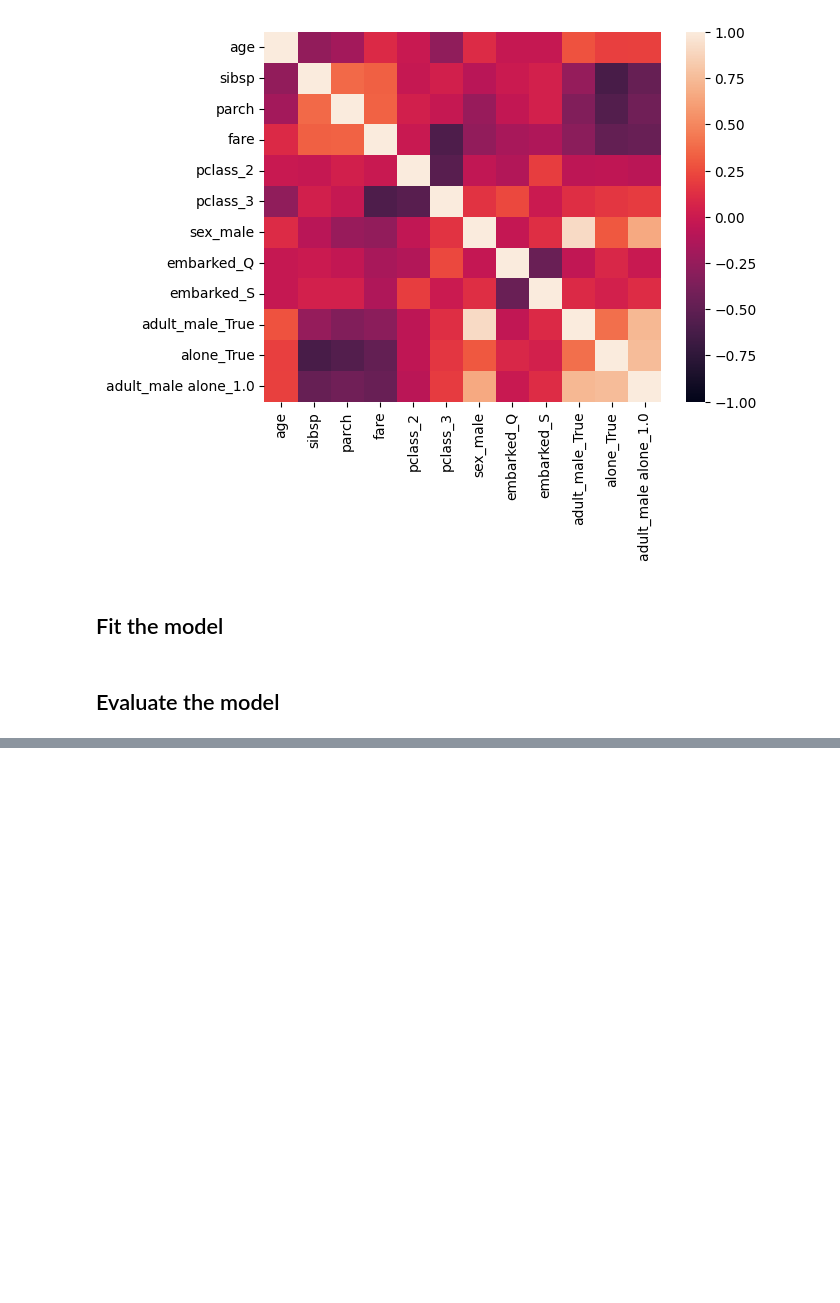
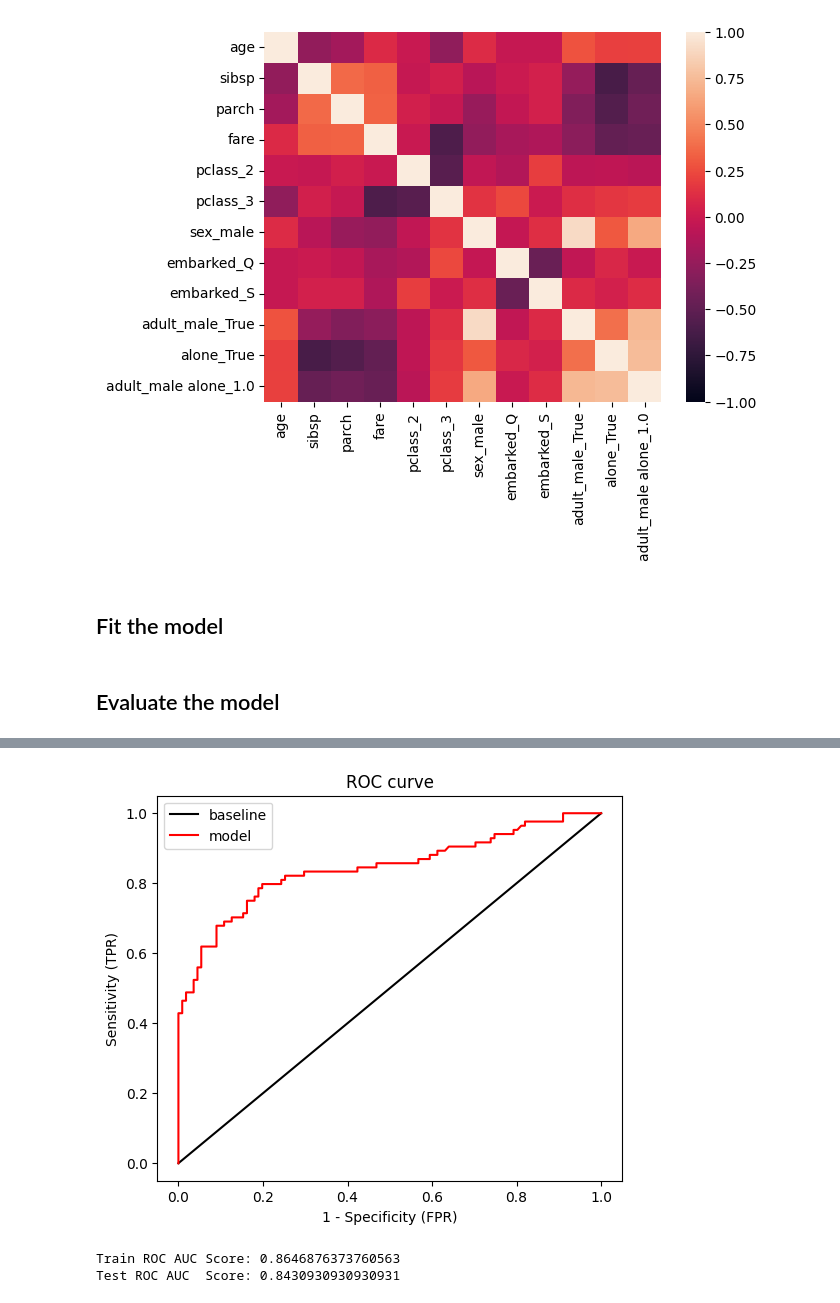
Before and after one commit to rudyvdbrink/Predictive_modeling_skeletonscripts, a Jupyter notebook: example_fit_linear_model.ipynb, the cells around one changed output, grey strips where cells are left out. Drawn from its saved outputs; the diff is of its cells as text; code cells hidden in the pictures; blank space fills up the shorter version.

```diff
--- a/example_fit_linear_model.ipynb
+++ b/example_fit_linear_model.ipynb
@@ -154,6 +154,21 @@ def linmap(vector, new_min, new_max):
     # Scale the vector
     scaled_vector = (vector - old_min) / (old_max - old_min) * (new_max - new_min) + new_min
     return scaled_vector
+
+def filter_features(X_train,X_test,thresh):
+
+    #compute correlations and get half the correlations
+    cm = X_train.corr(method = "spearman").abs() #compute correlation matrix
+    upper = cm.where(np.triu(np.ones(cm.shape), k = 1).astype(bool)) #select upper triangle of matrix
+
+    #find index / indices of feature(s) with correlation above threshold
+    columns_to_drop = [column for column in upper.columns if any(upper[column] > thresh)]
+
+    # Drop features
+    X_train = X_train.drop(columns_to_drop, axis = 1)
+    X_test = X_test.drop(columns_to_drop, axis = 1)
+
+    return X_train, X_test
 # %% [markdown]
 ## Main function for cleaning
 # %%
@@ -257,3 +272,7 @@ X_test  = feature_engineer(X_test,columns_to_interact,columns_to_dummycode)
+# %%
+#select features with filtering
+thresh = 0.95 #remove features that correlate above this threshold
+X_train, X_test = filter_features(X_train,X_test,thresh)
 # %%
 #plot correlation between regressors
 sns.heatmap(X_train.corr(),vmin=-1,vmax=1)
@@ -308,0 +344,26 @@ Accuracy:  0.7948717948717948
+# %%
+#calculate probabilities
+y_prob_train = Random_search.predict_proba(X_train)
+y_prob_test =  Random_search.predict_proba(X_test)
+
+#calculate baseline and model ROC curves
+base_fpr,  base_tpr,  _ = roc_curve(y_test, [1 for _ in range(len(y_test))])
+model_fpr, model_tpr, _ = roc_curve(y_test, y_prob_test[:,1])
+
+#plot ROC curves
+plt.figure(figsize = (6, 5))
+plt.plot(base_fpr, base_tpr, 'k', label = 'baseline')
+plt.plot(model_fpr, model_tpr, 'r', label = 'model')
+plt.legend()
+plt.xlabel('1 - Specificity (FPR)')
+plt.ylabel('Sensitivity (TPR)')
+plt.title('ROC curve')
+plt.show()
+# %% [output]
+[figure, added]
+# %%
+print(f'Train ROC AUC Score: {roc_auc_score(y_train, y_prob_train[:,1])}')
+print(f'Test ROC AUC  Score: {roc_auc_score(y_test,  y_prob_test[:,1])}')
+# %% [output]
+Train ROC AUC Score: 0.8646876373760563
+Test ROC AUC  Score: 0.8430930930930931
```
Also changed, not shown: parts of 4 cells of this notebook, 5 other files.
